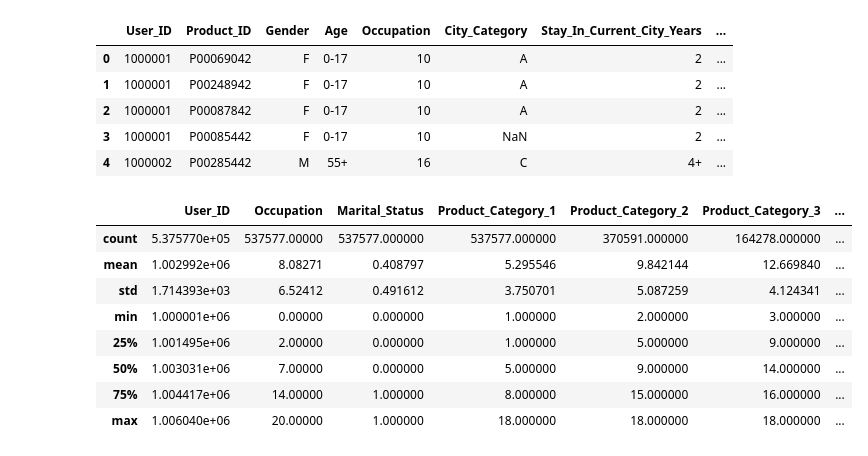
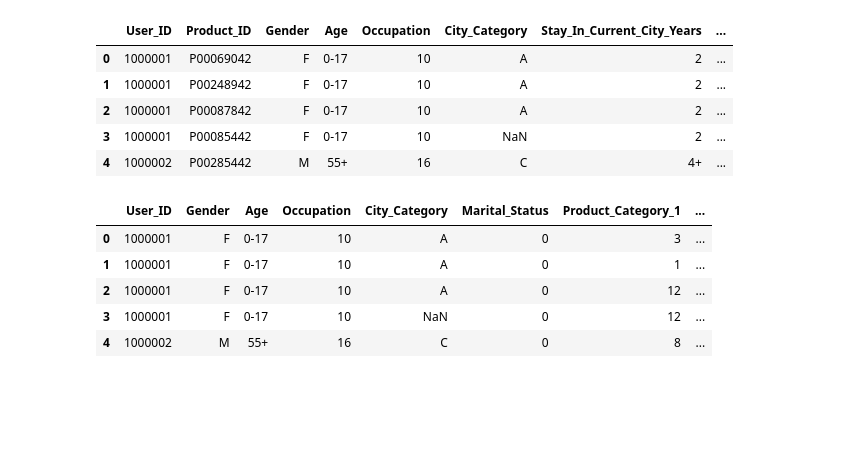
Before and after one commit to avani1998/SLLab, a Jupyter notebook: DataScience/BlackFriday.ipynb, the cells around one changed output. Cells and saved outputs as stored; diff of their text form; code cells hidden in the pictures; blank space fills up the shorter version.

```diff
--- a/DataScience/BlackFriday.ipynb
+++ b/DataScience/BlackFriday.ipynb
@@ -6,5 +6,5 @@ import seaborn as sns
 # %%
-df=pd.read_csv('datasets/BlackFriday.csv')
+df=pd.read_csv('BlackFriday.csv')
 # %%
 df.head()
 # %% [output]
@@ -14,15 +14,14 @@ df.head()
 | 2 | 1000001 | P00087842 | F | 0-17 | 10 | A | 2 | ... |
 | 3 | 1000001 | P00085442 | F | 0-17 | 10 | NaN | 2 | ... |
 | 4 | 1000002 | P00285442 | M | 55+ | 16 | C | 4+ | ... |
+# %%
+df.drop(['Product_ID','Stay_In_Current_City_Years'],axis=1,inplace=True)
 # %%
-df.describe()
+df.head()
 # %% [output]
-|  | User_ID | Occupation | Marital_Status | Product_Category_1 | Product_Category_2 | Product_Category_3 | ... |
-| count | 5.375770e+05 | 537577.00000 | 537577.000000 | 537577.000000 | 370591.000000 | 164278.000000 | ... |
-| mean | 1.002992e+06 | 8.08271 | 0.408797 | 5.295546 | 9.842144 | 12.669840 | ... |
-| std | 1.714393e+03 | 6.52412 | 0.491612 | 3.750701 | 5.087259 | 4.124341 | ... |
-| min | 1.000001e+06 | 0.00000 | 0.000000 | 1.000000 | 2.000000 | 3.000000 | ... |
-| 25% | 1.001495e+06 | 2.00000 | 0.000000 | 1.000000 | 5.000000 | 9.000000 | ... |
-| 50% | 1.003031e+06 | 7.00000 | 0.000000 | 5.000000 | 9.000000 | 14.000000 | ... |
-| 75% | 1.004417e+06 | 14.00000 | 1.000000 | 8.000000 | 15.000000 | 16.000000 | ... |
-| max | 1.006040e+06 | 20.00000 | 1.000000 | 18.000000 | 18.000000 | 18.000000 | ... |
+|  | User_ID | Gender | Age | Occupation | City_Category | Marital_Status | Product_Category_1 | ... |
+| 0 | 1000001 | F | 0-17 | 10 | A | 0 | 3 | ... |
+| 1 | 1000001 | F | 0-17 | 10 | A | 0 | 1 | ... |
+| 2 | 1000001 | F | 0-17 | 10 | A | 0 | 12 | ... |
+| 3 | 1000001 | F | 0-17 | 10 | NaN | 0 | 12 | ... |
+| 4 | 1000002 | M | 55+ | 16 | C | 0 | 8 | ... |
```
Also changed, not shown: parts of 16 cells of this notebook.
